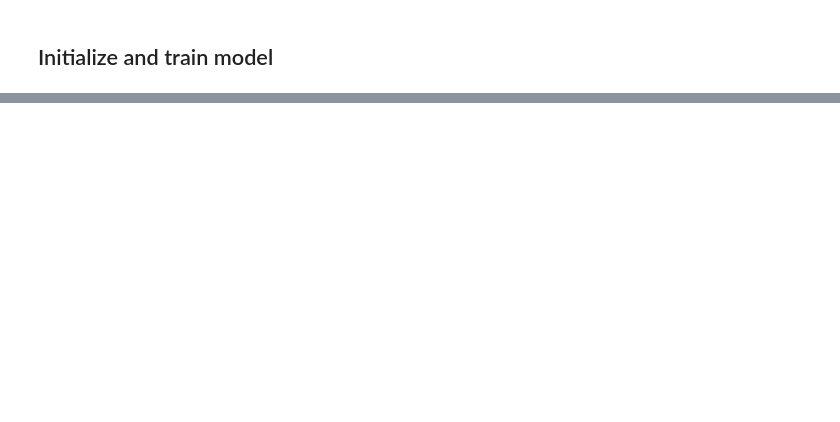
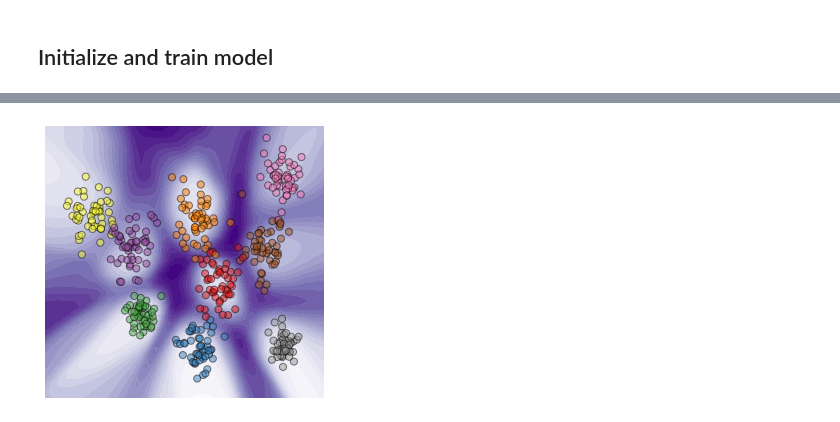
Before and after one commit to Pacmed/ehr_ood_detection, a Jupyter notebook: notebooks/multiclass_uncertainty.ipynb, the cells around one changed output, grey strips where cells are left out. Saved outputs shown, nothing was run; the diff lists cells and outputs as text; code cells hidden in the pictures; blank space fills up the shorter version.

Commit message:
:art: Update multiclass entropy viz for anchored ensemble

```diff
--- a/notebooks/multiclass_uncertainty.ipynb
+++ b/notebooks/multiclass_uncertainty.ipynb
@@ -243,7 +243,7 @@ class NNEnsemble:
         self.models = dict()
 
     def train(self, X_train: np.ndarray, y_train: np.ndarray, X_val: np.ndarray, y_val: np.ndarray,
-              training_params: dict):
+              training_params: dict, mlp_class=MLP):
         """Train all MLPs on the training data.
 
         Parameters
@@ -260,7 +260,7 @@ class NNEnsemble:
             The parameters used for training, see class MLP.
         """
         for i in range(self.n_models):
-            mlp = MLP(**self.model_params)
+            mlp = mlp_class(**self.model_params)
             mlp.train(X_train, y_train, X_val, y_val,
                       **training_params)
             self.models[i] = mlp.model
@@ -402,0 +533,14 @@ plt.savefig('multiclass_single.png', dpi=300)
+# %%
+# Train anchored ensemble
+nn_anchored_ensemble = AnchoredNNEnsemble(n_models=10, model_params=model_params)
+nn_anchored_ensemble.train(X_train, y_train, X_train, y_train, training_params)
+
+# Predictions of ensemble
+grid_predictions_anchored_ensemble = nn_anchored_ensemble.predict_proba(X_grid)
+grid_uncertainties_anchored_ensemble = entropy(grid_predictions_anchored_ensemble, axis=1)
+# %%
+plot_single_grid(X_train, y_train, xx, yy, grid_uncertainties_anchored_ensemble, s=50, alpha=0.5,title='', uncertainty=True,
+                     colorbar=False)
+plt.savefig('multiclass_anchored_ensemble.png', dpi=300)
+# %% [output]
+[figure, added]
```
Also changed, not shown: parts of 4 cells of this notebook.
